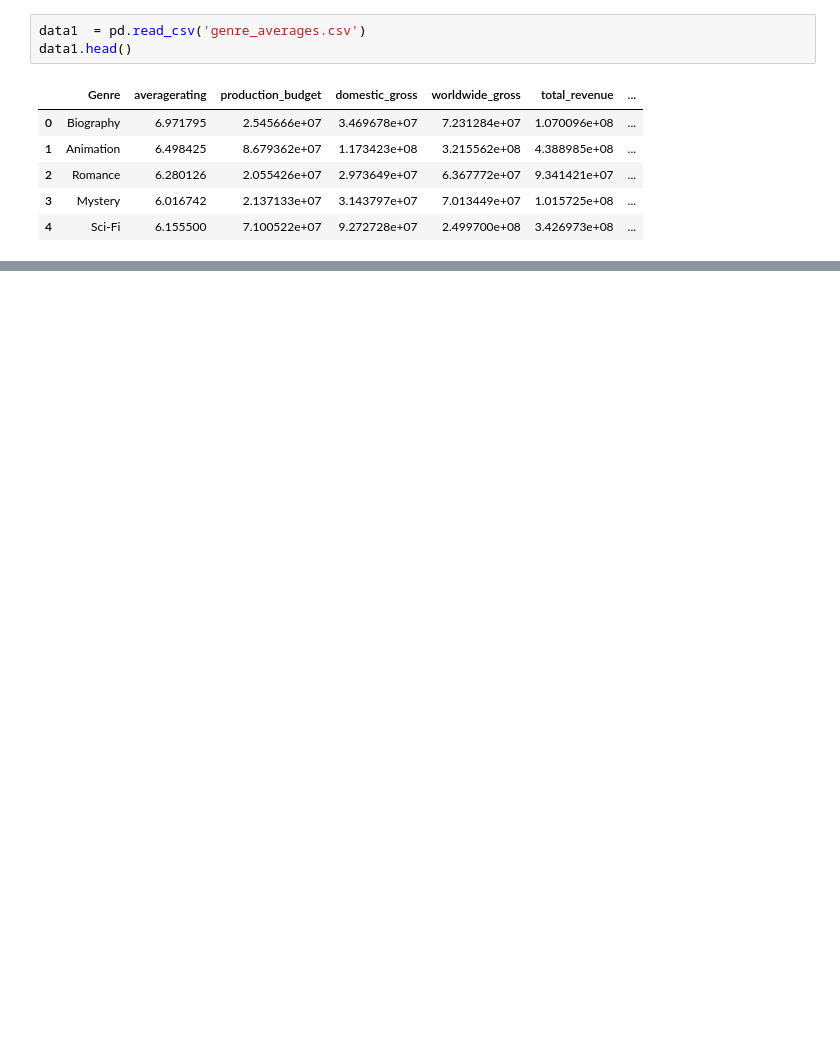
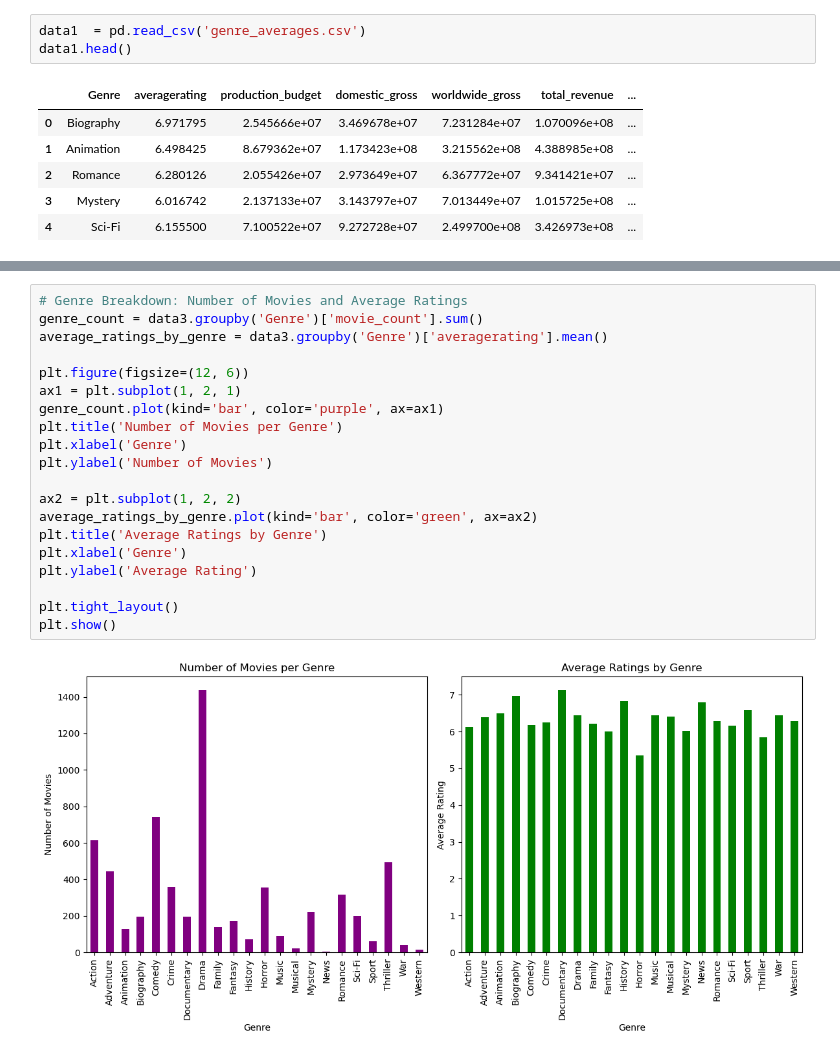
Before and after one commit to CWoto/group8-project, a Jupyter notebook: wednesday_code.ipynb, the cells around one changed output, grey strips where cells are left out. Cells and saved outputs as stored; diff of their text form; blank space fills up the shorter version.

```diff
--- a/wednesday_code.ipynb
+++ b/wednesday_code.ipynb
@@ -84,0 +39,22 @@ data3.head(7)
+# %%
+# Genre Breakdown: Number of Movies and Average Ratings
+genre_count = data3.groupby('Genre')['movie_count'].sum()
+average_ratings_by_genre = data3.groupby('Genre')['averagerating'].mean()
+
+plt.figure(figsize=(12, 6))
+ax1 = plt.subplot(1, 2, 1)
+genre_count.plot(kind='bar', color='purple', ax=ax1)
+plt.title('Number of Movies per Genre')
+plt.xlabel('Genre')
+plt.ylabel('Number of Movies')
+
+ax2 = plt.subplot(1, 2, 2)
+average_ratings_by_genre.plot(kind='bar', color='green', ax=ax2)
+plt.title('Average Ratings by Genre')
+plt.xlabel('Genre')
+plt.ylabel('Average Rating')
+
+plt.tight_layout()
+plt.show()
+# %% [output]
+[figure, added]
```
Also changed, not shown: parts of 19 cells of this notebook.
